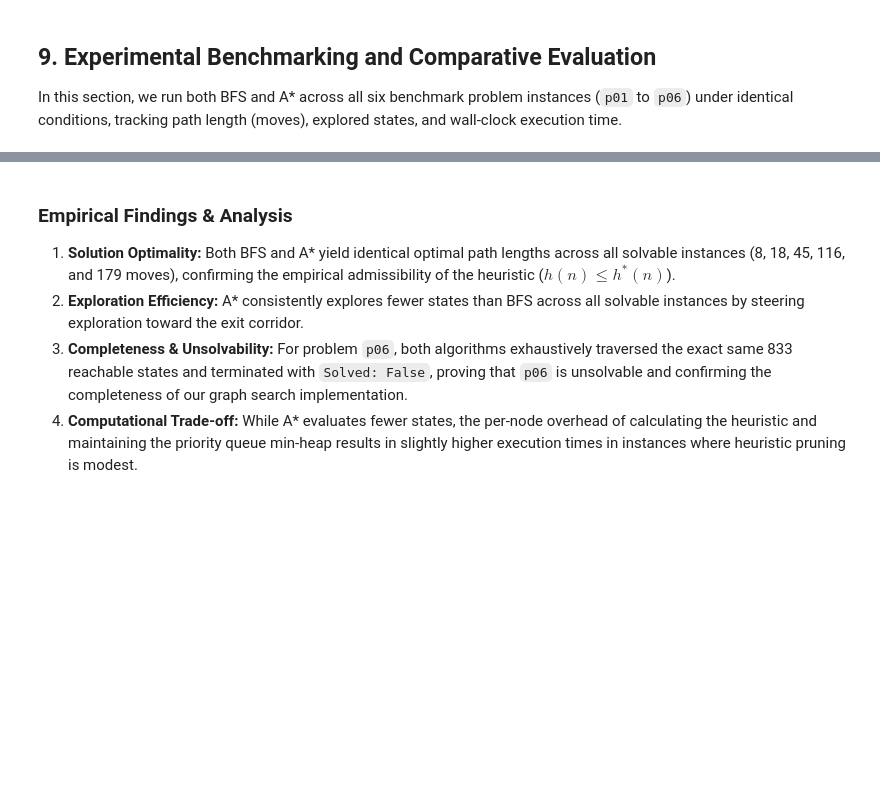
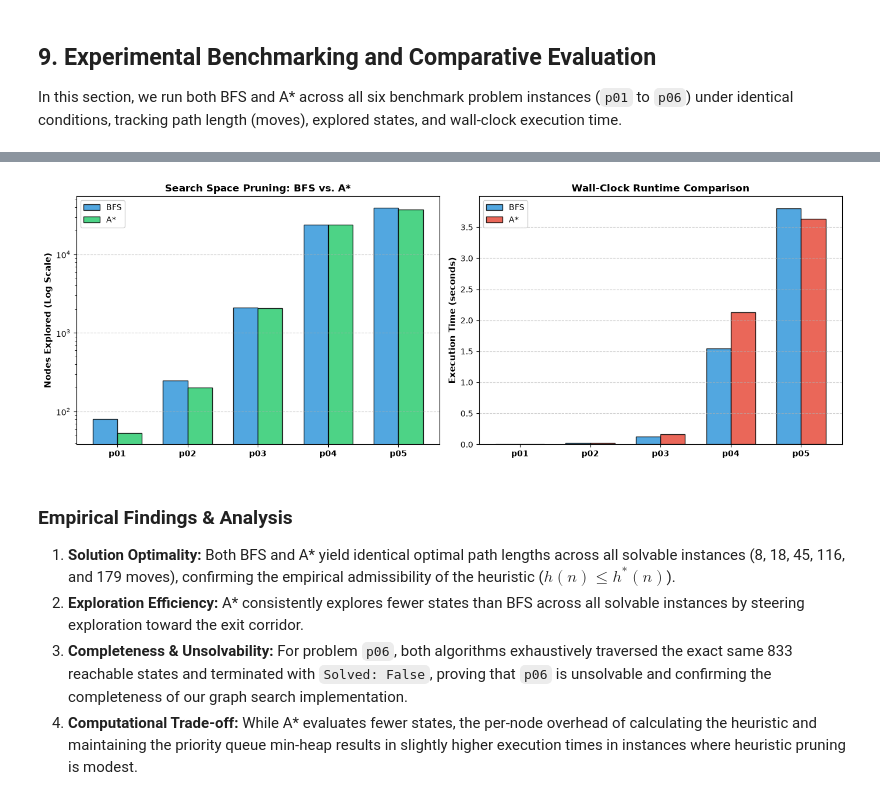
Before and after one commit to hosseinamini729/CI2026_lab4, a Jupyter notebook: Klotski_Search_Project.ipynb, the cells around one changed output, grey strips where cells are left out. Cells and saved outputs as stored; diff of their text form; code cells hidden in the pictures; blank space fills up the shorter version.

Commit message:
add performance benchmark visualization plots for BFS and A*

```diff
--- a/Klotski_Search_Project.ipynb
+++ b/Klotski_Search_Project.ipynb
@@ -601,3 +601,47 @@ Testing p06 (Size: 4x4)...
+# %%
+import matplotlib.pyplot as plt
+import numpy as np
+
+# Prepare data for solvable instances (p01 to p05)
+solvable_problems = ['p01', 'p02', 'p03', 'p04', 'p05']
+bfs_nodes = [80, 247, 2103, 23954, 39540]
+astar_nodes = [53, 200, 2082, 23769, 37570]
+
+bfs_time = [0.0047, 0.0207, 0.1235, 1.5465, 3.8068]
+astar_time = [0.0044, 0.0189, 0.1617, 2.1258, 3.6300]
+
+x = np.arange(len(solvable_problems))
+width = 0.35
+
+fig, (ax1, ax2) = plt.subplots(1, 2, figsize=(14, 5))
+
+# Plot 1: Nodes Explored (Log Scale)
+rects1 = ax1.bar(x - width/2, bfs_nodes, width, label='BFS', color='#3498db', edgecolor='black', alpha=0.85)
+rects2 = ax1.bar(x + width/2, astar_nodes, width, label='A*', color='#2ecc71', edgecolor='black', alpha=0.85)
+
+ax1.set_yscale('log')
+ax1.set_ylabel('Nodes Explored (Log Scale)', fontsize=11, fontweight='bold')
+ax1.set_title('Search Space Pruning: BFS vs. A*', fontsize=12, fontweight='bold')
+ax1.set_xticks(x)
+ax1.set_xticklabels(solvable_problems, fontweight='bold')
+ax1.legend(frameon=True, facecolor='white', framealpha=0.9)
+ax1.grid(axis='y', linestyle='--', alpha=0.6)
+
+# Plot 2: Execution Time
+rects3 = ax2.bar(x - width/2, bfs_time, width, label='BFS', color='#3498db', edgecolor='black', alpha=0.85)
+rects4 = ax2.bar(x + width/2, astar_time, width, label='A*', color='#e74c3c', edgecolor='black', alpha=0.85)
+
+ax2.set_ylabel('Execution Time (seconds)', fontsize=11, fontweight='bold')
+ax2.set_title('Wall-Clock Runtime Comparison', fontsize=12, fontweight='bold')
+ax2.set_xticks(x)
+ax2.set_xticklabels(solvable_problems, fontweight='bold')
+ax2.legend(frameon=True, facecolor='white', framealpha=0.9)
+ax2.grid(axis='y', linestyle='--', alpha=0.6)
+
+plt.tight_layout()
+plt.show()
+# %% [output]
+[figure, added]
 # %% [markdown]
 ### Empirical Findings & Analysis
 
```
Also changed, not shown: parts of 3 cells of this notebook.
